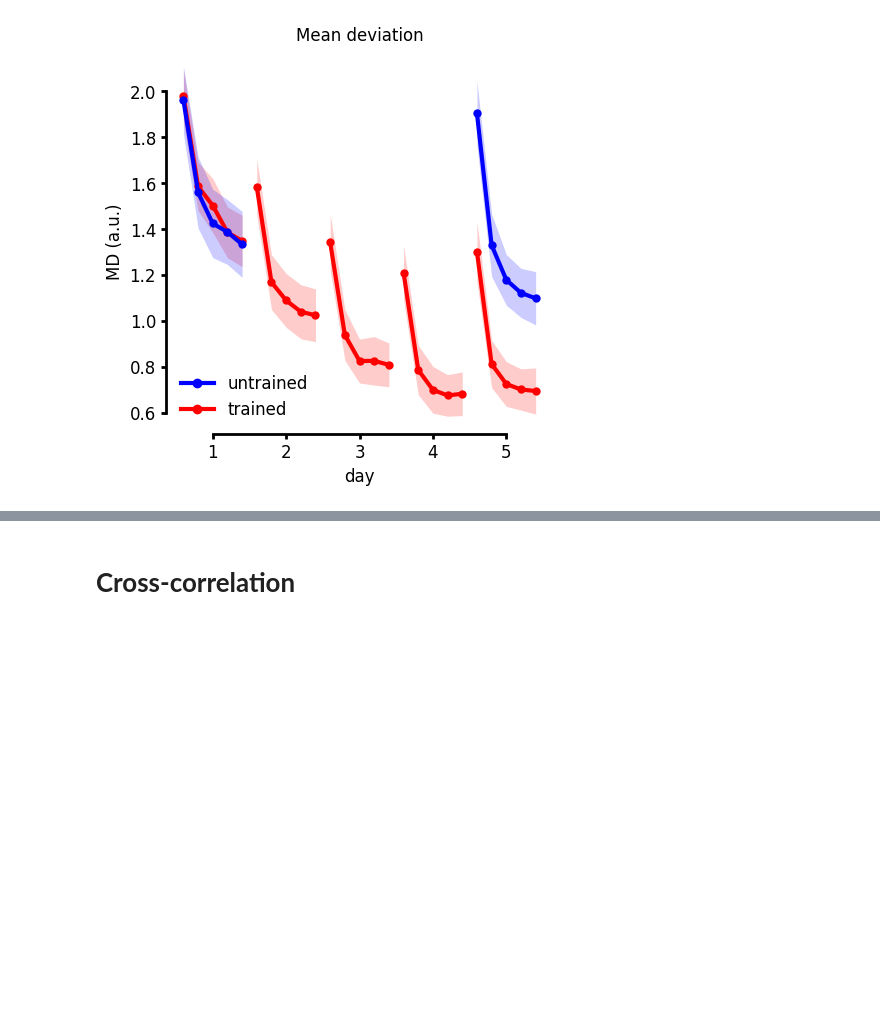
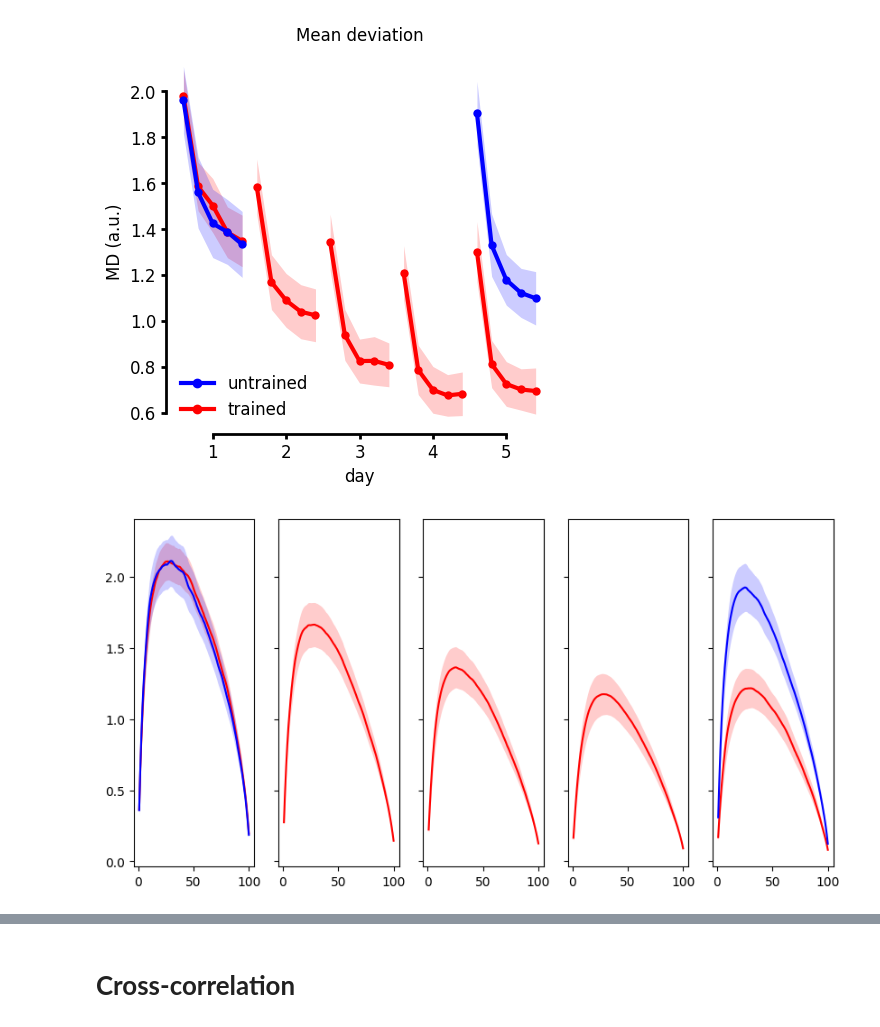
Before and after one commit to mnlmrc/extension-flexion-chords, a Jupyter notebook: notebooks/main.ipynb, the cells around one changed output, grey strips where cells are left out. Drawn from its saved outputs; the diff is of its cells as text; code cells hidden in the pictures; blank space fills up the shorter version.

```diff
--- a/notebooks/main.ipynb
+++ b/notebooks/main.ipynb
@@ -277,3 +277,52 @@ axs.set_xlabel('day', fontsize=fontsize)
 decor(axs=axs, fontsize=fontsize, ybounds=(.6, 2), xbounds=(8, 28), spines_width=2)
 # %% [output]
 [figure]
+# %%
+experiment = 'efc2'
+
+with open(os.path.join(gl.baseDir, experiment, 'deviation.pkl'), 'rb') as pickle_file:
+    deviation = pickle.load(pickle_file)
+
+dev = np.stack(deviation['deviation'])
+
+df_dev = pd.DataFrame({key: deviation[key] for key in ['participant_id', 'day', 'chord', 'chordID']})
+
+dev_avg = np.zeros((len(df_dev['day'].unique()),
+                    len(df_dev['chord'].unique()),
+                    len(df_dev['participant_id'].unique()),
+                    dev.shape[-1]))
+for D, day in enumerate(df_dev['day'].unique()):
+    for C, chord in enumerate(['trained', 'untrained']):
+        for P, p in enumerate(df_dev['participant_id'].unique()):
+
+            dev_avg[D, C, P, :] = dev[(df_dev['participant_id'] == p) &
+                                      (df_dev['day'] == day) &
+                                      (df_dev['chord'] == chord)].mean(axis=0)
+
+fig, axs = plt.subplots(1, 5, figsize=(10, 5), sharey=True, sharex=True)
+
+tAx = np.linspace(1, 100, 100)
+
+for a, (ax, day) in enumerate(zip(axs, df_dev['day'].unique())):
+
+    avg1 = dev_avg.mean(axis=2)[a, 0]
+    avg2 = dev_avg.mean(axis=2)[a, 1]
+
+    err1 = dev_avg.std(axis=2)[a, 0] / np.sqrt(len(df_dev['participant_id'].unique()))
+    err2 = dev_avg.std(axis=2)[a, 1] / np.sqrt(len(df_dev['participant_id'].unique()))
+
+    dev_trained = dev[(df_dev['day'] == day) &
+                  (df_dev['chord'] == 'trained')]
+    dev_untrained = dev[(df_dev['day'] == day) &
+                  (df_dev['chord'] == 'untrained')]
+
+    # ax.plot(dev_trained.T, color=(1, .5, .5), lw=.8, alpha=.1)
+    # ax.plot(dev_untrained.T, color=(.5, .5, 1), lw=.8, alpha=.1)
+
+    ax.plot(tAx, avg1, color='red')
+    ax.plot(tAx, avg2, color='blue')
+
+    ax.fill_between(tAx, avg1 - err1, avg1 + err1, color='red', lw=0, alpha=.2)
+    ax.fill_between(tAx, avg2 - err2, avg2 + err2, color='blue', lw=0, alpha=.2)
+# %% [output]
+[figure, added]
```
Also changed, not shown: parts of 2 cells of this notebook, 2 other files.
